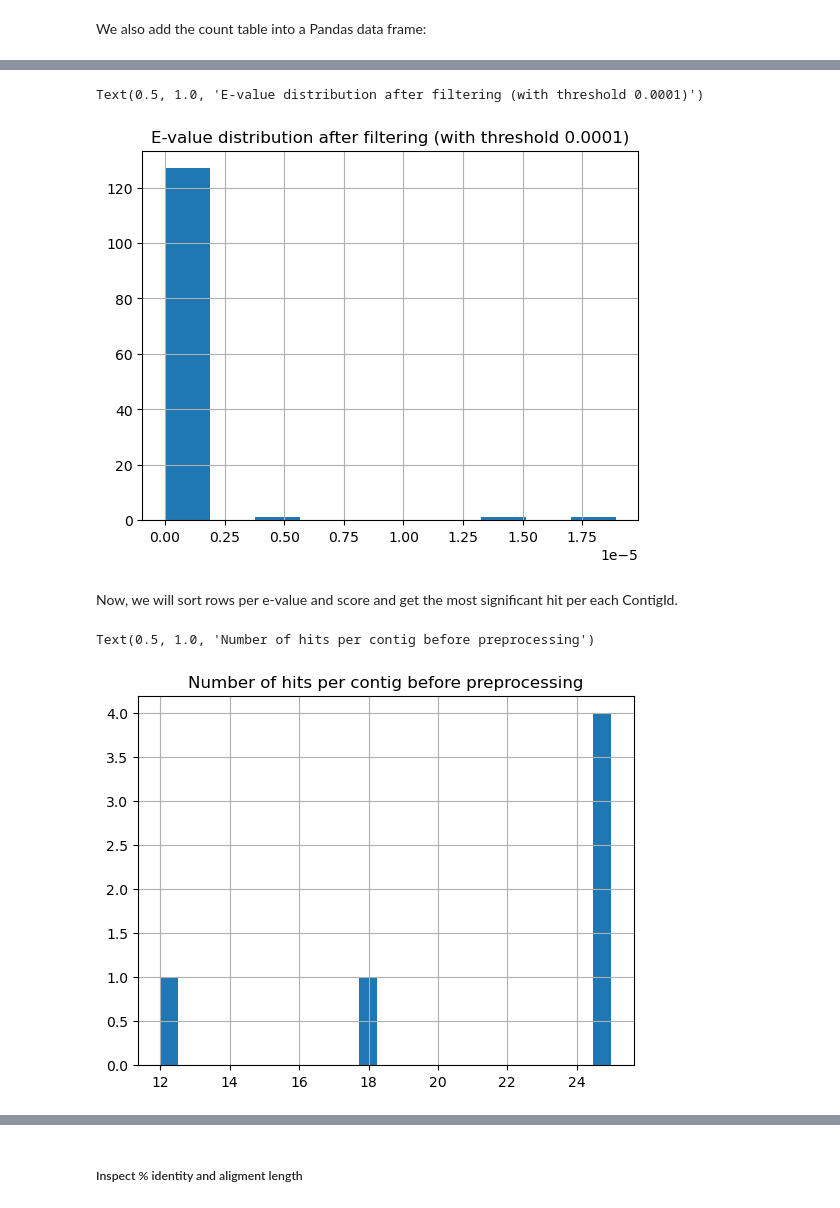
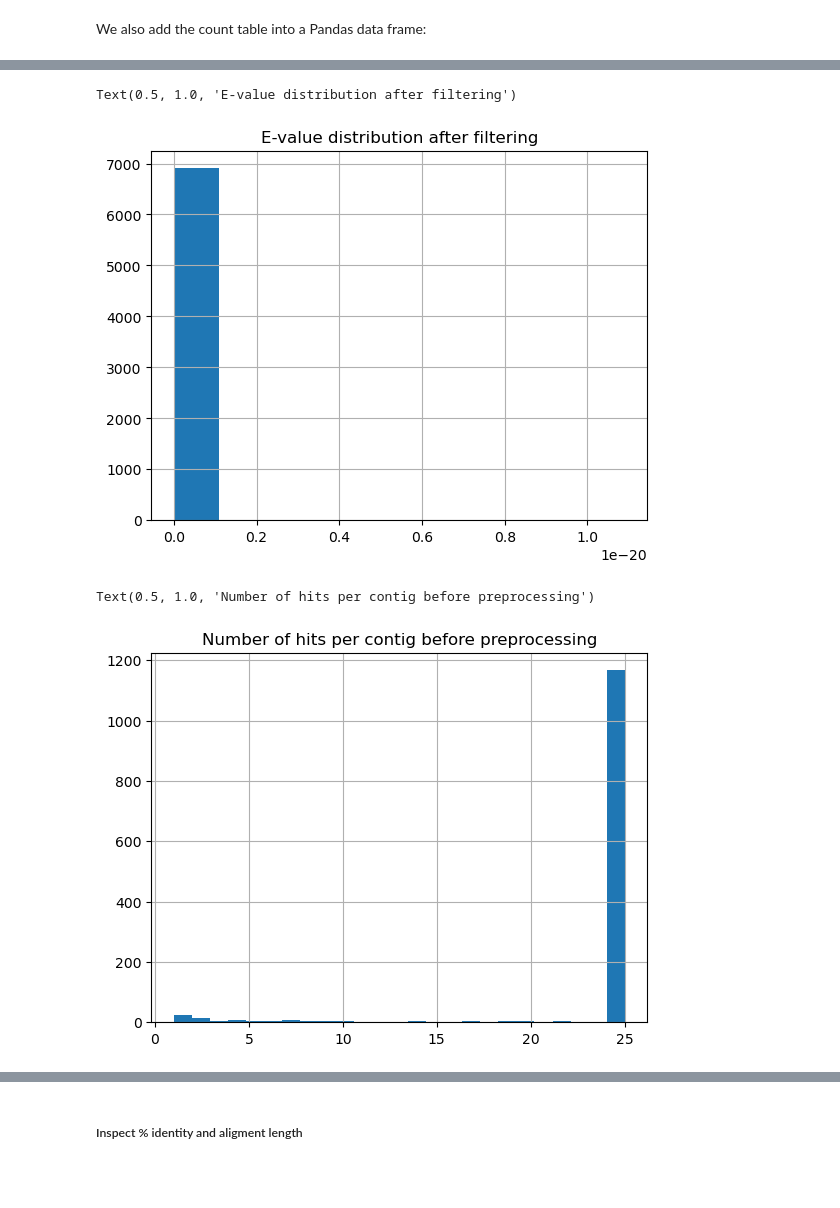
Before and after one commit to AU-ENVS-Bioinformatics/TotalRNA-Snakemake, a Jupyter notebook: workflow/notebooks/AnnoTree.py.ipynb, the cells around one changed output, grey strips where cells are left out. Cells and saved outputs as stored; diff of their text form; code cells hidden in the pictures; blank space fills up the shorter version.

```diff
--- a/workflow/notebooks/AnnoTree.py.ipynb
+++ b/workflow/notebooks/AnnoTree.py.ipynb
@@ -143,0 +173,4 @@ First, we are going to drop unsignificant hits by E-value. We are setting a 0.00
+# %%
+min_score_threshold = 100
+diamond_filtered = diamond[diamond.score > min_score_threshold]
+diamond_filtered
@@ -143,0 +194,4 @@ First, we are going to drop unsignificant hits by E-value. We are setting a 0.00
+# %%
+threshold=0.95
+diamond_filtered = diamond_filtered[diamond_filtered.groupby('Query_id')['score'].transform(lambda x: x >= threshold * x.max())].reset_index(drop=True)
+diamond_filtered
@@ -150,17 +223,13 @@ Text(0.5, 1.0, 'E-value distribution before filtering')
 # %%
-evalue_threshold = 0.0001
-diamond = diamond.loc[diamond['e-value'] < evalue_threshold]
-diamond.hist("e-value")
-plt.title(f"E-value distribution after filtering (with threshold {evalue_threshold})")
+diamond_filtered.hist("e-value")
+plt.title("E-value distribution after filtering")
 # %% [output]
-Text(0.5, 1.0, 'E-value distribution after filtering (with threshold 0.0001)')
+Text(0.5, 1.0, 'E-value distribution after filtering')
-[figure, old version]
+[figure, new version]
-# %% [markdown]
-Now, we will sort rows per e-value and score and get the most significant hit per each ContigId.
 # %%
 diamond.pivot_table(columns=['Query_id'], aggfunc='size').hist(bins = 25)
 plt.title("Number of hits per contig before preprocessing")
 # %% [output]
 Text(0.5, 1.0, 'Number of hits per contig before preprocessing')
-[figure, old version]
+[figure, new version]
 # %%
```
Also changed, not shown: parts of 61 cells of this notebook, 2 other files.
